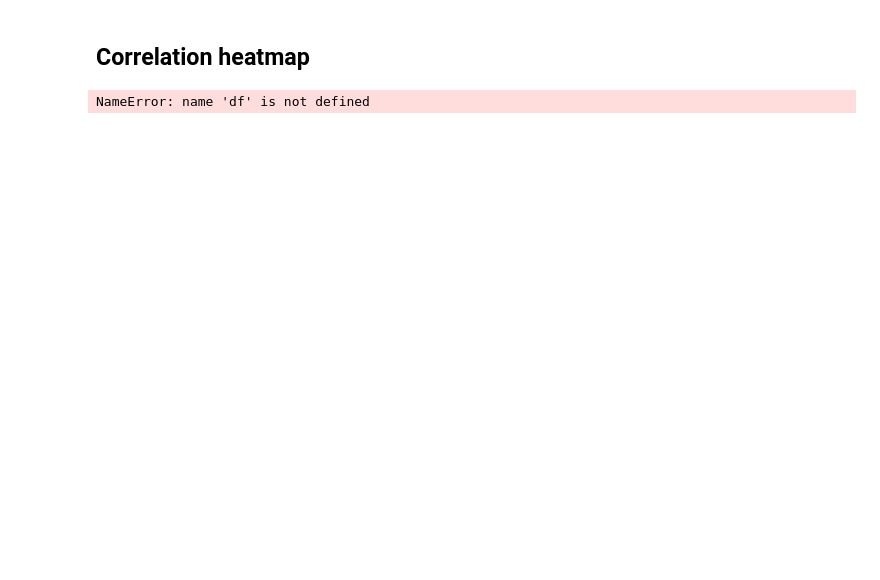
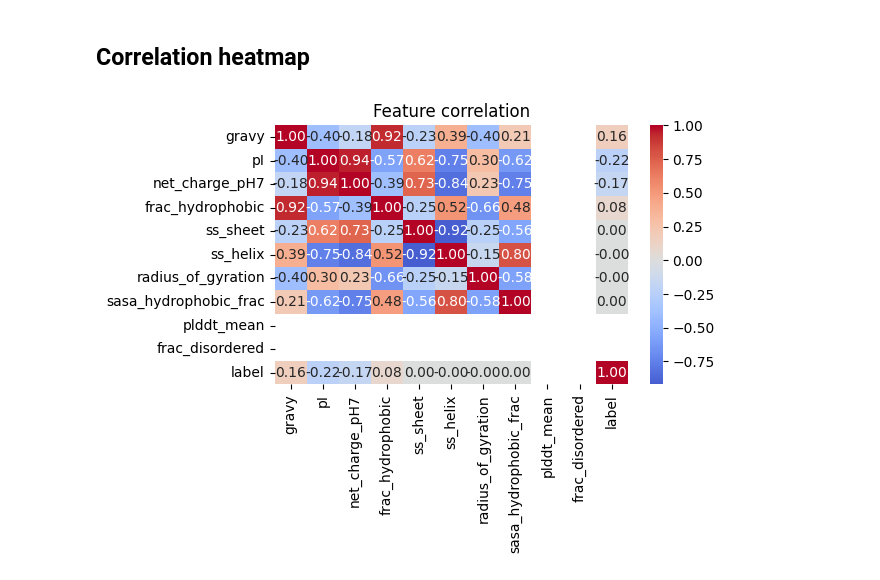
Before and after one commit to alyxz-cmg/Pr0tein, a Jupyter notebook: notebooks/02_feature_engineering.ipynb, the cells around one changed output. Saved outputs shown, nothing was run; the diff lists cells and outputs as text; code cells hidden in the pictures; blank space fills up the shorter version.

```diff
--- a/notebooks/02_feature_engineering.ipynb
+++ b/notebooks/02_feature_engineering.ipynb
@@ -28,9 +52,16 @@ plt.tight_layout(); plt.savefig("../results/feature_distributions.png", dpi=150)
 ## Correlation heatmap
 # %%
 import numpy as np
-num = df[feature_cols + ["label"]].dropna()
-sns.heatmap(num.corr(), cmap="coolwarm", center=0, annot=True, fmt=".2f")
-plt.title("Feature correlation"); plt.tight_layout()
+num = df[feature_cols + ["label"]].copy()
+
+num = num.apply(pd.to_numeric, errors="coerce")
+
+num = num.fillna(num.median(numeric_only=True))
+corr = num.corr(numeric_only=True)
+
+sns.heatmap(corr, cmap="coolwarm", center=0, annot=True, fmt=".2f")
+plt.title("Feature correlation")
+plt.tight_layout()
 plt.savefig("../results/feature_correlation.png", dpi=150)
 # %% [output]
-NameError: name 'df' is not defined
+[figure, added]
```
Also changed, not shown: parts of 2 cells of this notebook, 2 other files.
